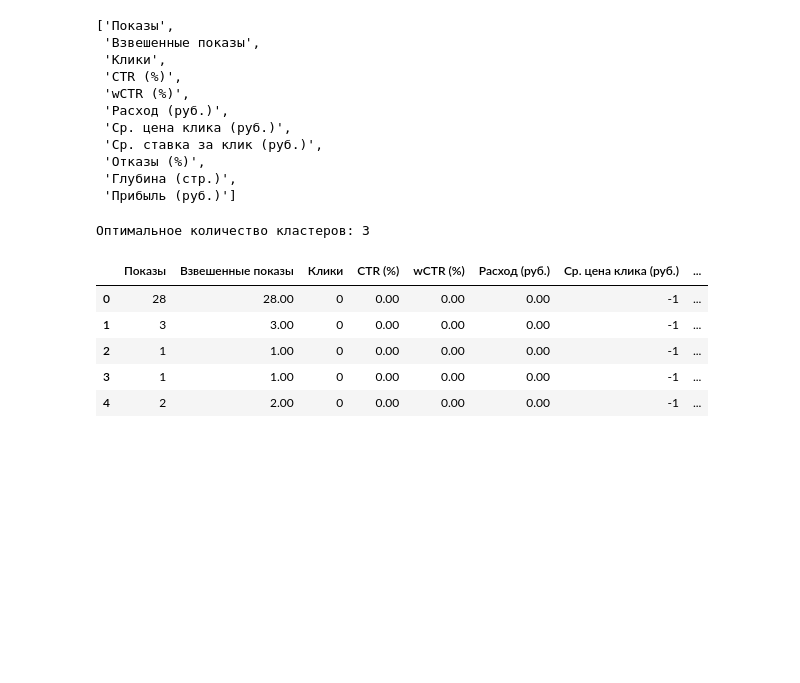
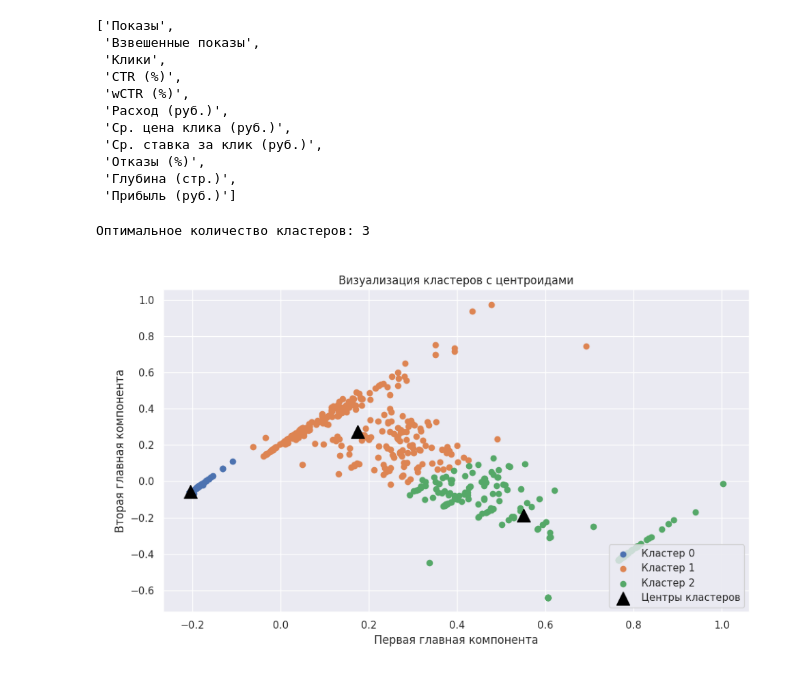
Before and after one commit to neZorinEgor/AdsAnalyzer, a Jupyter notebook: analys/main.ipynb, the cells around one changed output. Saved outputs shown, nothing was run; the diff lists cells and outputs as text; code cells hidden in the pictures; blank space fills up the shorter version.

```diff
--- a/analys/main.ipynb
+++ b/analys/main.ipynb
@@ -48,12 +48,12 @@ dtypes: datetime64[ns](1), int64(4), object(30), string(1)
 memory usage: 308.9+ KB
 # %%
 # Числовые данные криво экспортируются из командера
-for c in feedback_df.drop(columns=["Дата"]).columns:
+for col in feedback_df.drop(columns=["Дата"]).columns:
     try:
-        if c in ["№ Группы"]:
+        if col in ["№ Группы"]:
             continue
-        isinstance(float(feedback_df[c][0]), float)
-        feedback_df[c] = feedback_df[c].astype("float64")
+        isinstance(float(feedback_df[col][0]), float)
+        feedback_df[col] = feedback_df[col].astype("float64")
     except ValueError:
         continue
 feedback_df.info()
@@ -77,8 +77,8 @@ dtypes: datetime64[ns](1), float64(31), object(3), string(1)
 memory usage: 308.9+ KB
 # %%
 uniq_val_info = {}
-for c in feedback_df.columns:
-    uniq_val_info[c] = feedback_df[c].nunique()
+for col in feedback_df.columns:
+    uniq_val_info[col] = feedback_df[col].nunique()
 sns.set_theme()
 plt.figure(figsize=(10, 6))
 sns.barplot(
@@ -445,19 +461,27 @@ class AdsCompanyItem:
 sample_df = pd.read_csv("data/data_01.csv", sep=";", header=3)
 sample_df.replace({',': '.'}, regex=True, inplace=True)
 sample_df.replace({'-': -1}, regex=False, inplace=True)
-sample_df["Дата"] = pd.to_datetime(feedback_df["Дата"], format="%d.%m.%Y")
-sample_df["№ Группы"] = feedback_df["№ Группы"].astype("string")
+sample_df["Дата"] = pd.to_datetime(sample_df["Дата"], format="%d.%m.%Y")
+sample_df["№ Группы"] = sample_df["№ Группы"].astype("string")
+ignored_cols=["№ Группы"]
+for col in sample_df.drop(columns=["Дата"]).columns:
+    try:
+        if col in ignored_cols:
+            continue
+        isinstance(float(sample_df[col][0]), float)
+        sample_df[col] = sample_df[col].astype("float64")
+    except ValueError:
+        continue
 
 company = AdsCompanyItem(company=sample_df)
-df = company.analisys(is_clustering=True)
+df, cluster, wcss = company.analysis(is_clustering=True)
 # %% [output]
 Оптимальное количество кластеров: 3
-# %%
-df.head()
-# %% [output]
-|  | Показы | Взвешенные показы | Клики | CTR (%) | wCTR (%) | Расход (руб.) | Ср. цена клика (руб.) | ... |
-| 0 | 28 | 28.00 | 0 | 0.00 | 0.00 | 0.00 | -1 | ... |
-| 1 | 3 | 3.00 | 0 | 0.00 | 0.00 | 0.00 | -1 | ... |
-| 2 | 1 | 1.00 | 0 | 0.00 | 0.00 | 0.00 | -1 | ... |
-| 3 | 1 | 1.00 | 0 | 0.00 | 0.00 | 0.00 | -1 | ... |
-| 4 | 2 | 2.00 | 0 | 0.00 | 0.00 | 0.00 | -1 | ... |
+# %%
+plt.figure(figsize=(10, 8))
+plt.imshow(cluster)
+plt.axis("off")
+plt.tight_layout()
+plt.show()
+# %% [output]
+[figure, added]
```
Also changed, not shown: parts of 4 cells of this notebook, 1 other file.
